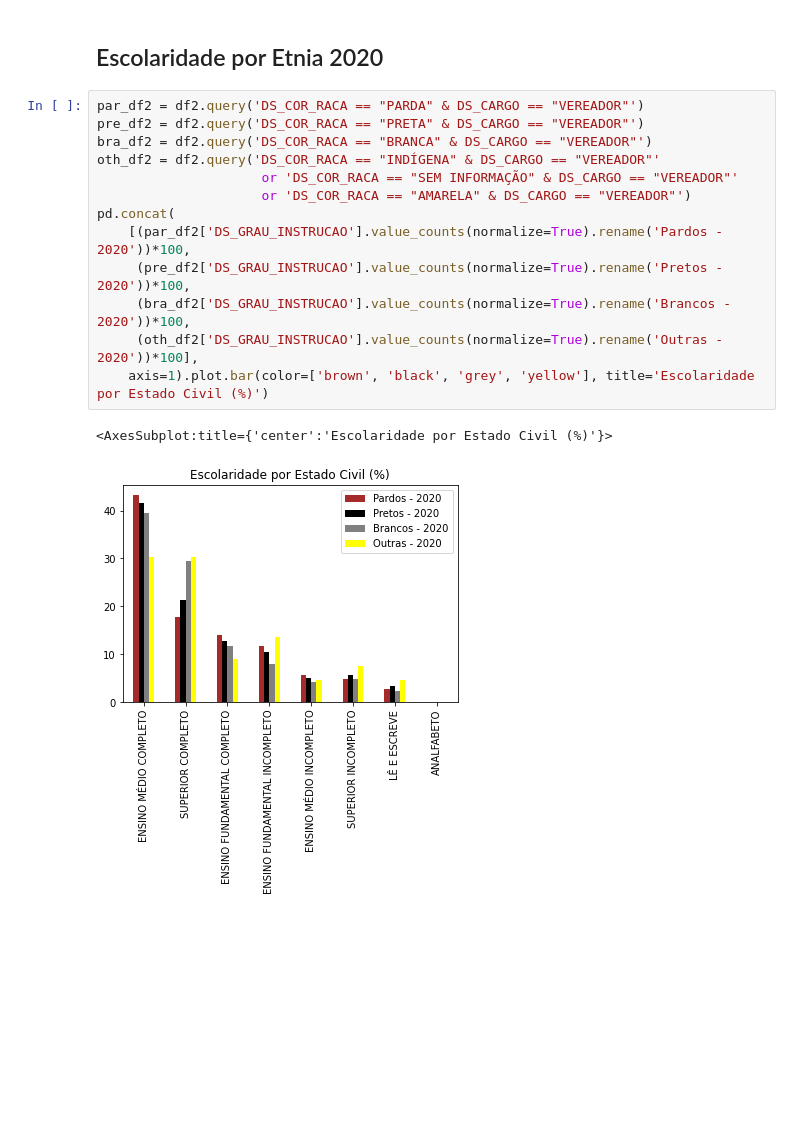
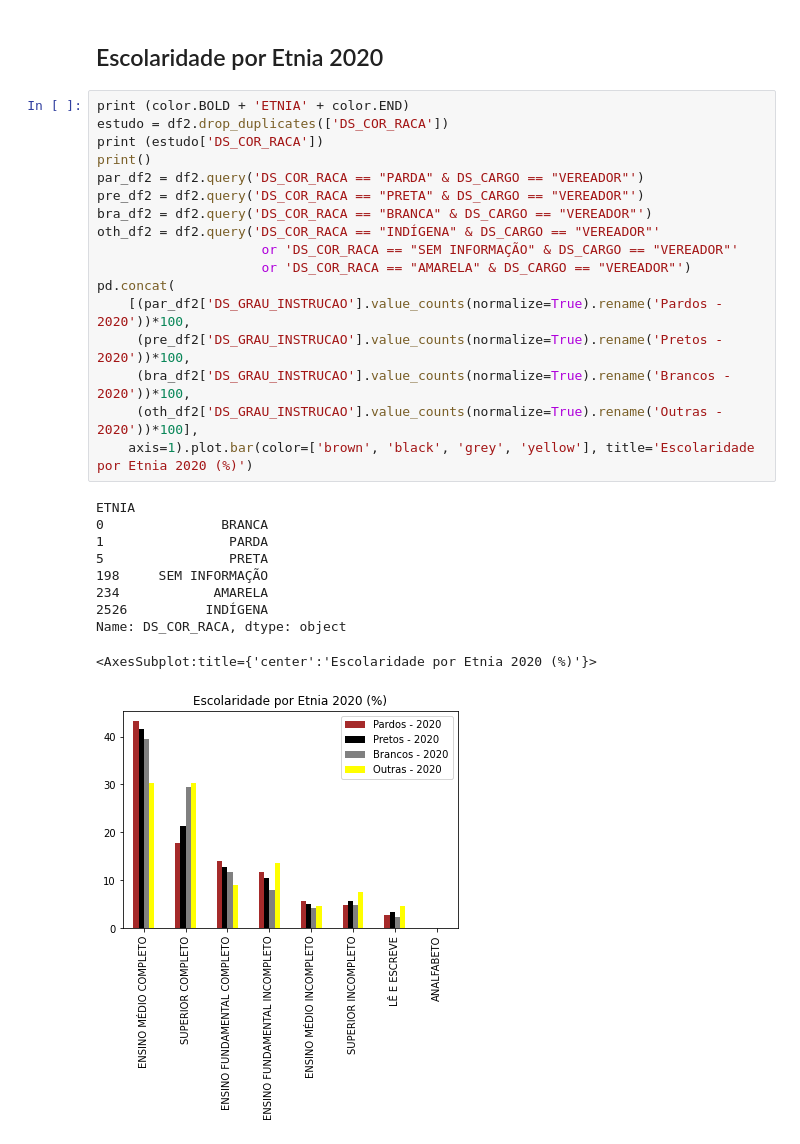
Before and after one commit to Rafael-Caje/Analise-da-Escolaridade-Vereadores-2016-2020-SP, a Jupyter notebook: Escolaridade Vereadores 2016-2020 - SP.ipynb, the cells around one changed output. Drawn from its saved outputs; the diff is of its cells as text; blank space fills up the shorter version.

```diff
--- a/Escolaridade Vereadores 2016-2020 - SP.ipynb
+++ b/Escolaridade Vereadores 2016-2020 - SP.ipynb
@@ -212,18 +212,30 @@ Name: DS_COR_RACA, dtype: object
 # %% [markdown]
 ## Escolaridade por Etnia 2020
 # %%
+print (color.BOLD + 'ETNIA' + color.END)
+estudo = df2.drop_duplicates(['DS_COR_RACA'])
+print (estudo['DS_COR_RACA'])
+print()
 par_df2 = df2.query('DS_COR_RACA == "PARDA" & DS_CARGO == "VEREADOR"')
 pre_df2 = df2.query('DS_COR_RACA == "PRETA" & DS_CARGO == "VEREADOR"')
 bra_df2 = df2.query('DS_COR_RACA == "BRANCA" & DS_CARGO == "VEREADOR"')
 oth_df2 = df2.query('DS_COR_RACA == "INDÍGENA" & DS_CARGO == "VEREADOR"'
                      or 'DS_COR_RACA == "SEM INFORMAÇÃO" & DS_CARGO == "VEREADOR"'
                      or 'DS_COR_RACA == "AMARELA" & DS_CARGO == "VEREADOR"')
 pd.concat(
     [(par_df2['DS_GRAU_INSTRUCAO'].value_counts(normalize=True).rename('Pardos - 2020'))*100,
      (pre_df2['DS_GRAU_INSTRUCAO'].value_counts(normalize=True).rename('Pretos - 2020'))*100,
      (bra_df2['DS_GRAU_INSTRUCAO'].value_counts(normalize=True).rename('Brancos - 2020'))*100,
      (oth_df2['DS_GRAU_INSTRUCAO'].value_counts(normalize=True).rename('Outras - 2020'))*100],
-    axis=1).plot.bar(color=['brown', 'black', 'grey', 'yellow'], title='Escolaridade por Estado Civil (%)')
+    axis=1).plot.bar(color=['brown', 'black', 'grey', 'yellow'], title='Escolaridade por Etnia 2020 (%)')
 # %% [output]
-<AxesSubplot:title={'center':'Escolaridade por Estado Civil (%)'}>
+ETNIA
+0               BRANCA
+1                PARDA
+5                PRETA
+198     SEM INFORMAÇÃO
+234            AMARELA
+2526          INDÍGENA
+Name: DS_COR_RACA, dtype: object
+<AxesSubplot:title={'center':'Escolaridade por Etnia 2020 (%)'}>
-[figure, old version]
+[figure, new version]
```
Also changed, not shown: parts of 2 cells of this notebook.
